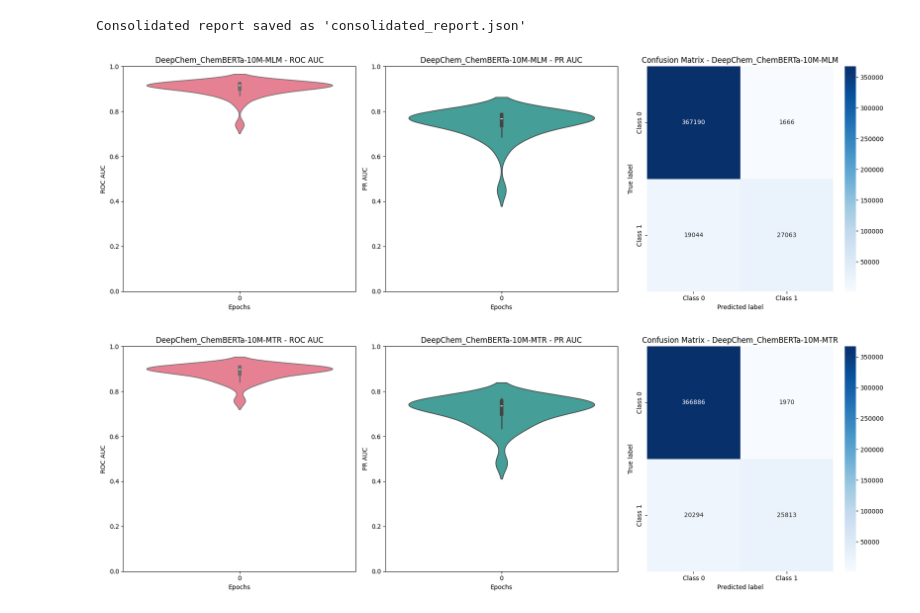
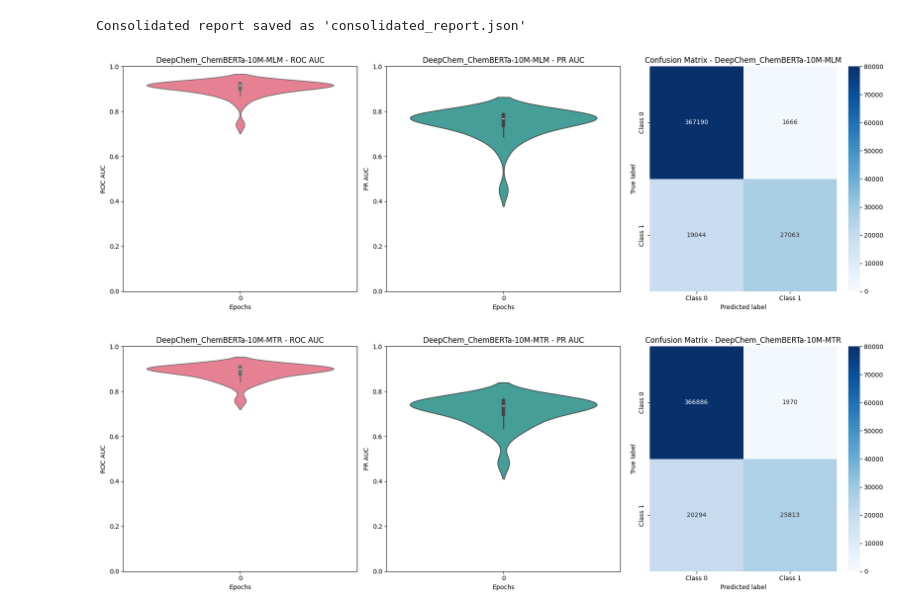
Before and after one commit to sulfierry/loki, a Jupyter notebook: LLM/analysisLLM.ipynb, the cells around one changed output. Cells and saved outputs as stored; diff of their text form; code cells hidden in the pictures.

```diff
--- a/LLM/analysisLLM.ipynb
+++ b/LLM/analysisLLM.ipynb
@@ -200,7 +374,7 @@ class VisualizeROCAndPRAUCViolin:
         plt.ylim(0, 1)
 
     def plot_confusion_matrix(self, cm, classes, model_name):
-        sns.heatmap(cm, annot=True, fmt="d", cmap="Blues", xticklabels=classes, yticklabels=classes)
+        sns.heatmap(cm, annot=True, fmt="d", cmap="Blues", xticklabels=classes, yticklabels=classes, vmin=0, vmax=80000)
         plt.ylabel('True label')
         plt.xlabel('Predicted label')
         plt.title(f'Confusion Matrix - {model_name}')
@@ -223,32 +397,32 @@ class VisualizeROCAndPRAUCViolin:
         plt.subplot(1, 3, 1)
         self.plot_violin(roc_aucs, f'{model_display_name} - ROC AUC', 'ROC AUC', colors[0])
 
         # PR AUC plot as violin plot with a distinct color
         plt.subplot(1, 3, 2)
         self.plot_violin(pr_aucs, f'{model_display_name} - PR AUC', 'PR AUC', colors[1])
 
         # Confusion Matrix
         plt.subplot(1, 3, 3)
         self.plot_confusion_matrix(cm, classes, model_display_name)
 
         plt.tight_layout()
         plt.savefig(f'{model_display_name}_roc_pr_auc_conf_matrix.png')
         plt.show()
 
     def run_analysis(self):
         for file in self.json_files:
             file_path = os.path.join('./', file)
             if os.path.exists(file_path):
                 metrics = self.load_metrics(file_path)
                 model_name = file.split('metrics_')[1].split('.json')[0]
                 self.analyze_metrics(metrics, model_name)
             else:
                 print(f"File {file_path} does not exist.")
 
 if __name__ == "__main__":
     json_files = ['/content/metrics_DeepChem_ChemBERTa-10M-MLM.json', '/content/metrics_DeepChem_ChemBERTa-10M-MTR.json']
     visualizer = VisualizeROCAndPRAUCViolin(json_files)
     visualizer.run_analysis()
 # %% [output]
-[figure, old version]
+[figure, new version]
-[figure, old version]
+[figure, new version]
```
Also changed, not shown: parts of 1 cell of this notebook.
